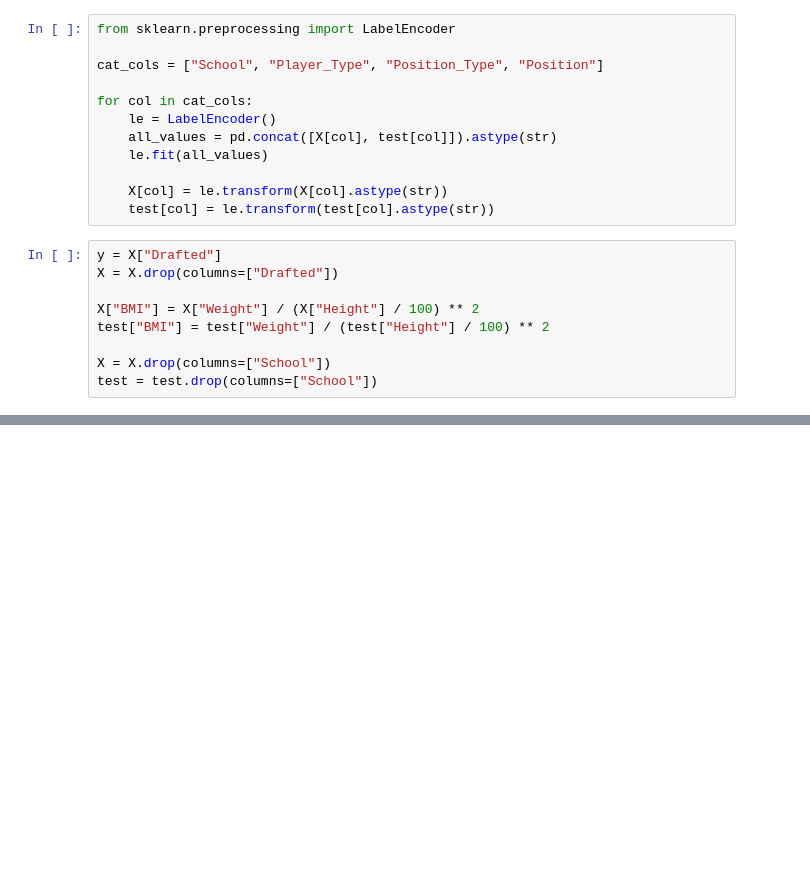
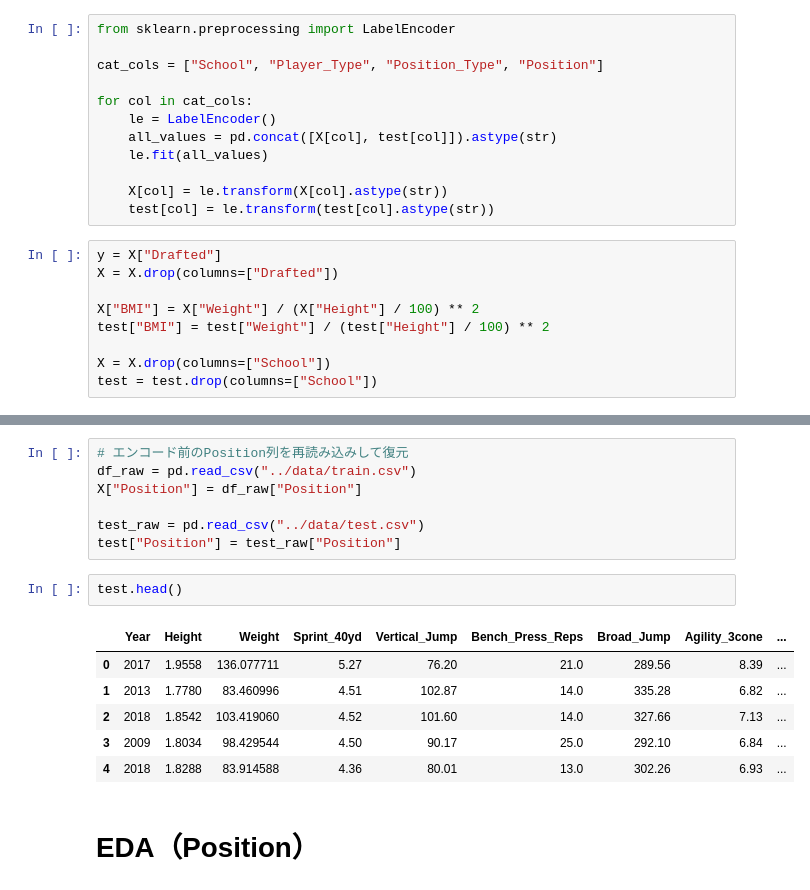
Before and after one commit to yu531deve/GCI-NFL-Draft-Prediction-, a Jupyter notebook: notebooks/05_0626_notebook().ipynb, the cells around one changed output, grey strips where cells are left out. Drawn from its saved outputs; the diff is of its cells as text; blank space fills up the shorter version.

```diff
--- a/notebooks/05_0626_notebook().ipynb
+++ b/notebooks/05_0626_notebook().ipynb
@@ -171,0 +188,18 @@ Average Validation AUC: 0.8259
+# %%
+# エンコード前のPosition列を再読み込みして復元
+df_raw = pd.read_csv("../data/train.csv")
+X["Position"] = df_raw["Position"]
+
+test_raw = pd.read_csv("../data/test.csv")
+test["Position"] = test_raw["Position"]
+# %%
+test.head()
+# %% [output]
+|  | Year | Height | Weight | Sprint_40yd | Vertical_Jump | Bench_Press_Reps | Broad_Jump | Agility_3cone | ... |
+| 0 | 2017 | 1.9558 | 136.077711 | 5.27 | 76.20 | 21.0 | 289.56 | 8.39 | ... |
+| 1 | 2013 | 1.7780 | 83.460996 | 4.51 | 102.87 | 14.0 | 335.28 | 6.82 | ... |
+| 2 | 2018 | 1.8542 | 103.419060 | 4.52 | 101.60 | 14.0 | 327.66 | 7.13 | ... |
+| 3 | 2009 | 1.8034 | 98.429544 | 4.50 | 90.17 | 25.0 | 292.10 | 6.84 | ... |
+| 4 | 2018 | 1.8288 | 83.914588 | 4.36 | 80.01 | 13.0 | 302.26 | 6.93 | ... |
+# %% [markdown]
+# EDA（Position）
```
Also changed, not shown: parts of 17 cells of this notebook.
